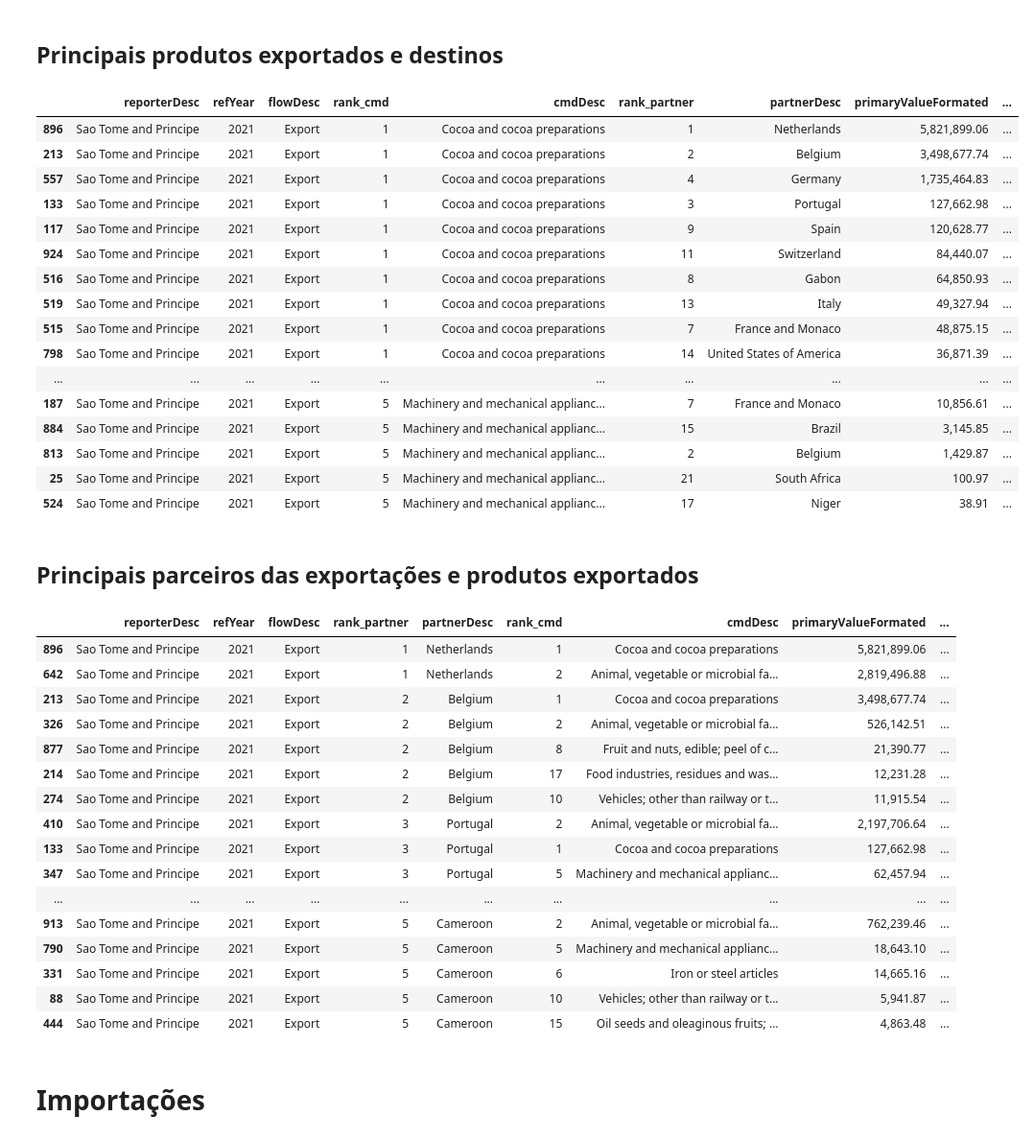
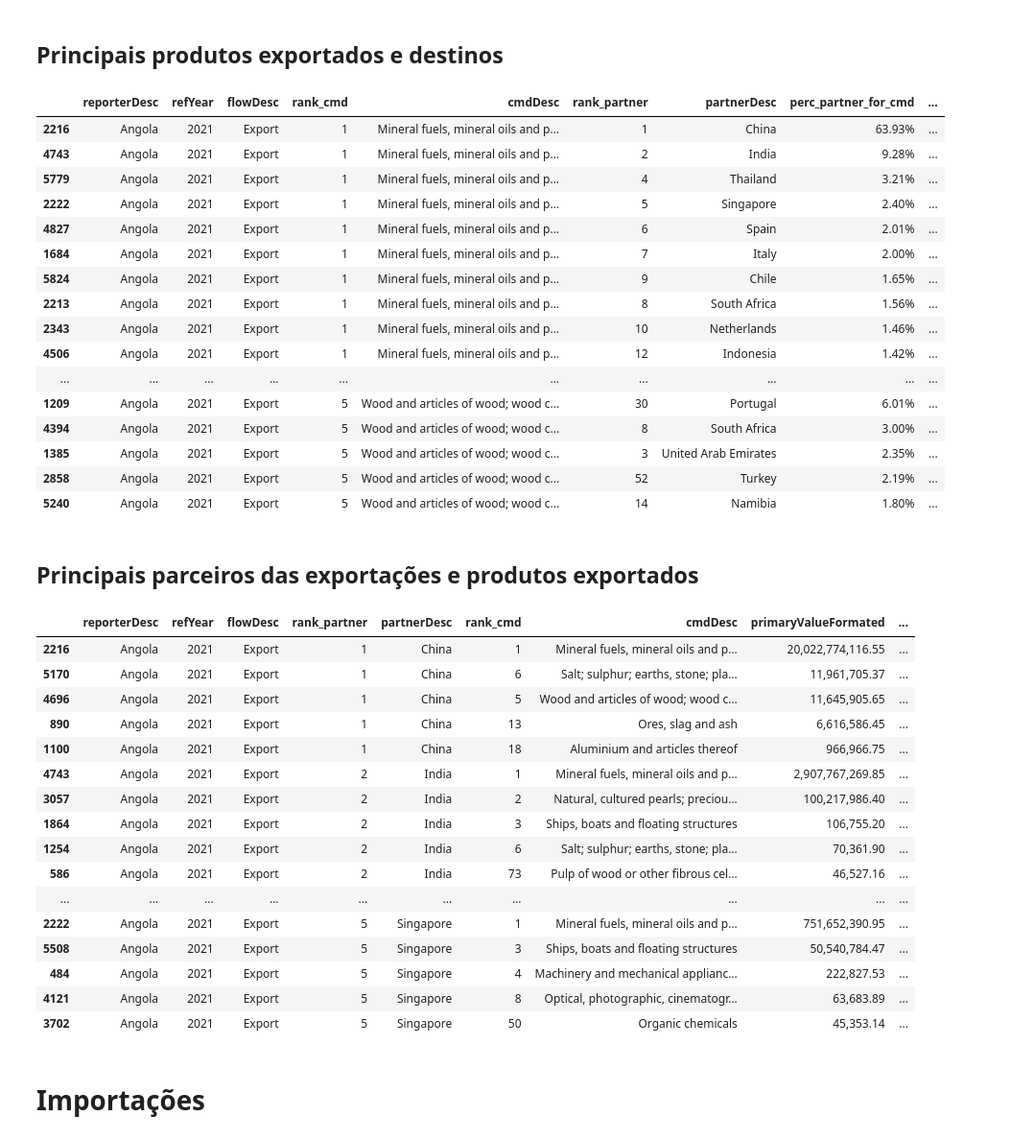
Before and after one commit to joaquimrcarvalho/cipf-comtrade, a Jupyter notebook: country_trade_profile.ipynb, the cells around one changed output. Shown at 96% size. Cells and saved outputs as stored; diff of their text form; code cells hidden in the pictures.

```diff
--- a/country_trade_profile.ipynb
+++ b/country_trade_profile.ipynb
@@ -62,7 +62,7 @@ comtrade.PERIOD_SECONDS=5
 
 Choose country and years of interest
 # %%
-country_of_interest = comtrade.m49_stome_principe
+country_of_interest = comtrade.m49_angola
 years_of_interest = comtrade.year_range(2021, 2022)
 print(comtrade.COUNTRY_CODES[country_of_interest], years_of_interest)
 # %% [output]
@@ -152,28 +153,30 @@ export_products = comtrade.top_commodities(country_of_interest,
                                            extra_cols=[],
                                            rank_filter=show_only_top)
 # %%
-cols = ['reporterDesc','refYear', 'flowDesc',	'rank_cmd', 'cmdDesc','rank_partner','partnerDesc', 'primaryValueFormated',
-       comtrade.PERC_CMD_IN_PARTNER,comtrade.PERC_PARTNER_IN_CMD ]
+cols = ['reporterDesc','refYear', 'flowDesc',	'rank_cmd', 'cmdDesc','rank_partner','partnerDesc',
+        comtrade.PERC_PARTNER_IN_CMD, 'primaryValueFormated',
+       comtrade.PERC_CMD_IN_PARTNER ]
 
-export_products[cols].style.format({comtrade.PERC_CMD_IN_PARTNER: '{:,.2%}'.format, comtrade.PERC_PARTNER_IN_CMD: '{:,.2%}'.format})
+show_only_greater_than = export_products[comtrade.PERC_PARTNER_IN_CMD]>0.01
+export_products[show_only_greater_than][cols].style.format({comtrade.PERC_CMD_IN_PARTNER: '{:,.2%}'.format, comtrade.PERC_PARTNER_IN_CMD: '{:,.2%}'.format})
 # %% [output]
-|  | reporterDesc | refYear | flowDesc | rank_cmd | cmdDesc | rank_partner | partnerDesc | primaryValueFormated | ... |
-| 896 | Sao Tome and Principe | 2021 | Export | 1 | Cocoa and cocoa preparations | 1 | Netherlands | 5,821,899.06 | ... |
-| 213 | Sao Tome and Principe | 2021 | Export | 1 | Cocoa and cocoa preparations | 2 | Belgium | 3,498,677.74 | ... |
-| 557 | Sao Tome and Principe | 2021 | Export | 1 | Cocoa and cocoa preparations | 4 | Germany | 1,735,464.83 | ... |
-| 133 | Sao Tome and Principe | 2021 | Export | 1 | Cocoa and cocoa preparations | 3 | Portugal | 127,662.98 | ... |
-| 117 | Sao Tome and Principe | 2021 | Export | 1 | Cocoa and cocoa preparations | 9 | Spain | 120,628.77 | ... |
-| 924 | Sao Tome and Principe | 2021 | Export | 1 | Cocoa and cocoa preparations | 11 | Switzerland | 84,440.07 | ... |
-| 516 | Sao Tome and Principe | 2021 | Export | 1 | Cocoa and cocoa preparations | 8 | Gabon | 64,850.93 | ... |
-| 519 | Sao Tome and Principe | 2021 | Export | 1 | Cocoa and cocoa preparations | 13 | Italy | 49,327.94 | ... |
-| 515 | Sao Tome and Principe | 2021 | Export | 1 | Cocoa and cocoa preparations | 7 | France and Monaco | 48,875.15 | ... |
-| 798 | Sao Tome and Principe | 2021 | Export | 1 | Cocoa and cocoa preparations | 14 | United States of America | 36,871.39 | ... |
+|  | reporterDesc | refYear | flowDesc | rank_cmd | cmdDesc | rank_partner | partnerDesc | perc_partner_for_cmd | ... |
+| 2216 | Angola | 2021 | Export | 1 | Mineral fuels, mineral oils and p... | 1 | China | 63.93% | ... |
+| 4743 | Angola | 2021 | Export | 1 | Mineral fuels, mineral oils and p... | 2 | India | 9.28% | ... |
+| 5779 | Angola | 2021 | Export | 1 | Mineral fuels, mineral oils and p... | 4 | Thailand | 3.21% | ... |
+| 2222 | Angola | 2021 | Export | 1 | Mineral fuels, mineral oils and p... | 5 | Singapore | 2.40% | ... |
+| 4827 | Angola | 2021 | Export | 1 | Mineral fuels, mineral oils and p... | 6 | Spain | 2.01% | ... |
+| 1684 | Angola | 2021 | Export | 1 | Mineral fuels, mineral oils and p... | 7 | Italy | 2.00% | ... |
+| 5824 | Angola | 2021 | Export | 1 | Mineral fuels, mineral oils and p... | 9 | Chile | 1.65% | ... |
+| 2213 | Angola | 2021 | Export | 1 | Mineral fuels, mineral oils and p... | 8 | South Africa | 1.56% | ... |
+| 2343 | Angola | 2021 | Export | 1 | Mineral fuels, mineral oils and p... | 10 | Netherlands | 1.46% | ... |
+| 4506 | Angola | 2021 | Export | 1 | Mineral fuels, mineral oils and p... | 12 | Indonesia | 1.42% | ... |
 | ... | ... | ... | ... | ... | ... | ... | ... | ... | ... |
-| 187 | Sao Tome and Principe | 2021 | Export | 5 | Machinery and mechanical applianc... | 7 | France and Monaco | 10,856.61 | ... |
-| 884 | Sao Tome and Principe | 2021 | Export | 5 | Machinery and mechanical applianc... | 15 | Brazil | 3,145.85 | ... |
-| 813 | Sao Tome and Principe | 2021 | Export | 5 | Machinery and mechanical applianc... | 2 | Belgium | 1,429.87 | ... |
-| 25 | Sao Tome and Principe | 2021 | Export | 5 | Machinery and mechanical applianc... | 21 | South Africa | 100.97 | ... |
-| 524 | Sao Tome and Principe | 2021 | Export | 5 | Machinery and mechanical applianc... | 17 | Niger | 38.91 | ... |
+| 1209 | Angola | 2021 | Export | 5 | Wood and articles of wood; wood c... | 30 | Portugal | 6.01% | ... |
+| 4394 | Angola | 2021 | Export | 5 | Wood and articles of wood; wood c... | 8 | South Africa | 3.00% | ... |
+| 1385 | Angola | 2021 | Export | 5 | Wood and articles of wood; wood c... | 3 | United Arab Emirates | 2.35% | ... |
+| 2858 | Angola | 2021 | Export | 5 | Wood and articles of wood; wood c... | 52 | Turkey | 2.19% | ... |
+| 5240 | Angola | 2021 | Export | 5 | Wood and articles of wood; wood c... | 14 | Namibia | 1.80% | ... |
 # %% [markdown]
 ## Principais **parceiros** das exportações e produtos exportados
 # %%
@@ -192,22 +195,22 @@ export_partners[cols].sort_values(['refYear','flowDesc','rank_partner']).style.f
                                                                                        comtrade.PERC_PARTNER_IN_CMD: '{:,.2%}'.format})
 # %% [output]
 |  | reporterDesc | refYear | flowDesc | rank_partner | partnerDesc | rank_cmd | cmdDesc | primaryValueFormated | ... |
-| 896 | Sao Tome and Principe | 2021 | Export | 1 | Netherlands | 1 | Cocoa and cocoa preparations | 5,821,899.06 | ... |
-| 642 | Sao Tome and Principe | 2021 | Export | 1 | Netherlands | 2 | Animal, vegetable or microbial fa... | 2,819,496.88 | ... |
-| 213 | Sao Tome and Principe | 2021 | Export | 2 | Belgium | 1 | Cocoa and cocoa preparations | 3,498,677.74 | ... |
-| 326 | Sao Tome and Principe | 2021 | Export | 2 | Belgium | 2 | Animal, vegetable or microbial fa... | 526,142.51 | ... |
-| 877 | Sao Tome and Principe | 2021 | Export | 2 | Belgium | 8 | Fruit and nuts, edible; peel of c... | 21,390.77 | ... |
-| 214 | Sao Tome and Principe | 2021 | Export | 2 | Belgium | 17 | Food industries, residues and was... | 12,231.28 | ... |
-| 274 | Sao Tome and Principe | 2021 | Export | 2 | Belgium | 10 | Vehicles; other than railway or t... | 11,915.54 | ... |
-| 410 | Sao Tome and Principe | 2021 | Export | 3 | Portugal | 2 | Animal, vegetable or microbial fa... | 2,197,706.64 | ... |
-| 133 | Sao Tome and Principe | 2021 | Export | 3 | Portugal | 1 | Cocoa and cocoa preparations | 127,662.98 | ... |
-| 347 | Sao Tome and Principe | 2021 | Export | 3 | Portugal | 5 | Machinery and mechanical applianc... | 62,457.94 | ... |
+| 2216 | Angola | 2021 | Export | 1 | China | 1 | Mineral fuels, mineral oils and p... | 20,022,774,116.55 | ... |
+| 5170 | Angola | 2021 | Export | 1 | China | 6 | Salt; sulphur; earths, stone; pla... | 11,961,705.37 | ... |
+| 4696 | Angola | 2021 | Export | 1 | China | 5 | Wood and articles of wood; wood c... | 11,645,905.65 | ... |
+| 890 | Angola | 2021 | Export | 1 | China | 13 | Ores, slag and ash | 6,616,586.45 | ... |
+| 1100 | Angola | 2021 | Export | 1 | China | 18 | Aluminium and articles thereof | 966,966.75 | ... |
+| 4743 | Angola | 2021 | Export | 2 | India | 1 | Mineral fuels, mineral oils and p... | 2,907,767,269.85 | ... |
+| 3057 | Angola | 2021 | Export | 2 | India | 2 | Natural, cultured pearls; preciou... | 100,217,986.40 | ... |
+| 1864 | Angola | 2021 | Export | 2 | India | 3 | Ships, boats and floating structures | 106,755.20 | ... |
+| 1254 | Angola | 2021 | Export | 2 | India | 6 | Salt; sulphur; earths, stone; pla... | 70,361.90 | ... |
+| 586 | Angola | 2021 | Export | 2 | India | 73 | Pulp of wood or other fibrous cel... | 46,527.16 | ... |
 | ... | ... | ... | ... | ... | ... | ... | ... | ... | ... |
-| 913 | Sao Tome and Principe | 2021 | Export | 5 | Cameroon | 2 | Animal, vegetable or microbial fa... | 762,239.46 | ... |
-| 790 | Sao Tome and Principe | 2021 | Export | 5 | Cameroon | 5 | Machinery and mechanical applianc... | 18,643.10 | ... |
-| 331 | Sao Tome and Principe | 2021 | Export | 5 | Cameroon | 6 | Iron or steel articles | 14,665.16 | ... |
-| 88 | Sao Tome and Principe | 2021 | Export | 5 | Cameroon | 10 | Vehicles; other than railway or t... | 5,941.87 | ... |
-| 444 | Sao Tome and Principe | 2021 | Export | 5 | Cameroon | 15 | Oil seeds and oleaginous fruits; ... | 4,863.48 | ... |
+| 2222 | Angola | 2021 | Export | 5 | Singapore | 1 | Mineral fuels, mineral oils and p... | 751,652,390.95 | ... |
+| 5508 | Angola | 2021 | Export | 5 | Singapore | 3 | Ships, boats and floating structures | 50,540,784.47 | ... |
+| 484 | Angola | 2021 | Export | 5 | Singapore | 4 | Machinery and mechanical applianc... | 222,827.53 | ... |
+| 4121 | Angola | 2021 | Export | 5 | Singapore | 8 | Optical, photographic, cinematogr... | 63,683.89 | ... |
+| 3702 | Angola | 2021 | Export | 5 | Singapore | 50 | Organic chemicals | 45,353.14 | ... |
 # %% [markdown]
 # Importações
 # %% [markdown]
```
Also changed, not shown: parts of 15 cells of this notebook, 2 other files.
